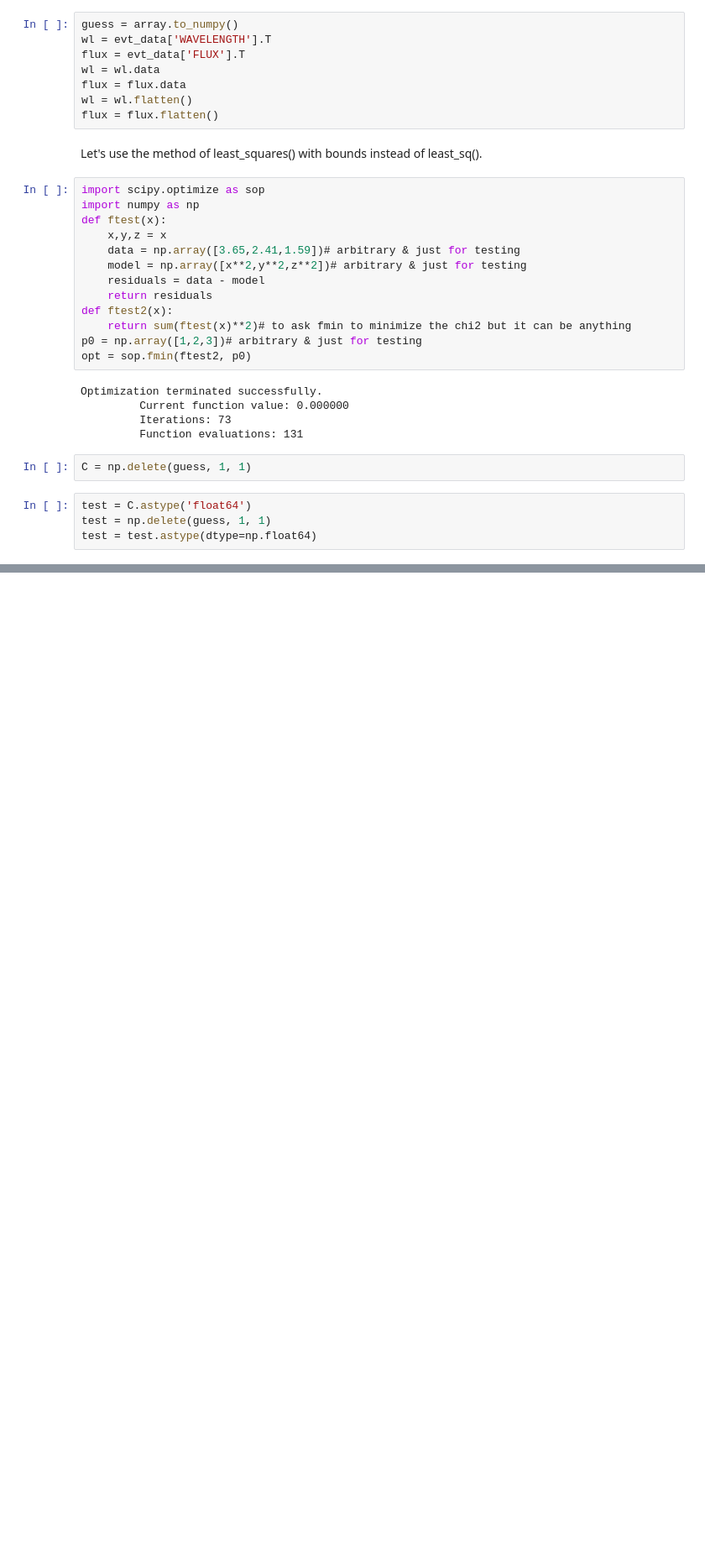
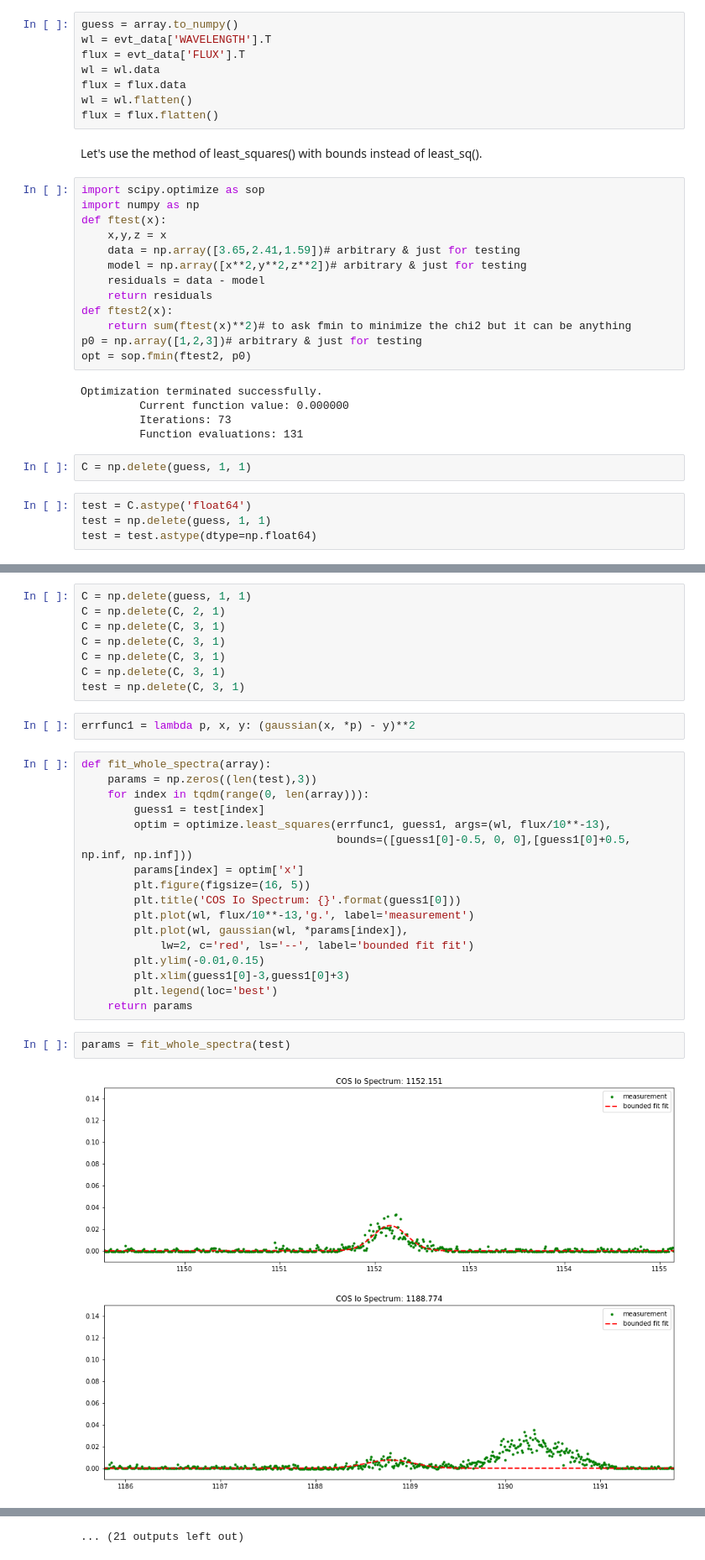
Before and after one commit to 18ganesha/io_brightness, a Jupyter notebook: notebooks/19_amplitude_correction_fit_all_lines.ipynb, the cells around one changed output, grey strips where cells are left out. Shown at 84% size. Cells and saved outputs as stored; diff of their text form; blank space fills up the shorter version.

```diff
--- a/notebooks/19_amplitude_correction_fit_all_lines.ipynb
+++ b/notebooks/19_amplitude_correction_fit_all_lines.ipynb
@@ -151,0 +132,32 @@ array(['1.15E+03', 0.25, 8.66e-15], dtype=object)
+# %%
+C = np.delete(guess, 1, 1)
+C = np.delete(C, 2, 1)
+C = np.delete(C, 3, 1)
+C = np.delete(C, 3, 1)
+C = np.delete(C, 3, 1)
+C = np.delete(C, 3, 1)
+test = np.delete(C, 3, 1)
+# %%
+errfunc1 = lambda p, x, y: (gaussian(x, *p) - y)**2
+# %%
+def fit_whole_spectra(array):
+    params = np.zeros((len(test),3))
+    for index in tqdm(range(0, len(array))):
+        guess1 = test[index]
+        optim = optimize.least_squares(errfunc1, guess1, args=(wl, flux/10**-13),
+                                       bounds=([guess1[0]-0.5, 0, 0],[guess1[0]+0.5, np.inf, np.inf]))
+        params[index] = optim['x']
+        plt.figure(figsize=(16, 5))
+        plt.title('COS Io Spectrum: {}'.format(guess1[0]))
+        plt.plot(wl, flux/10**-13,'g.', label='measurement')
+        plt.plot(wl, gaussian(wl, *params[index]),
+            lw=2, c='red', ls='--', label='bounded fit fit')
+        plt.ylim(-0.01,0.15)
+        plt.xlim(guess1[0]-3,guess1[0]+3)
+        plt.legend(loc='best')
+    return params
+# %%
+params = fit_whole_spectra(test)
+# %% [output]
+[figure, added]
+[figure, added]
@@ -151,0 +174 @@ array(['1.15E+03', 0.25, 8.66e-15], dtype=object)
+... (21 outputs left out)
```
Also changed, not shown: parts of 26 cells of this notebook, 2 other files.
